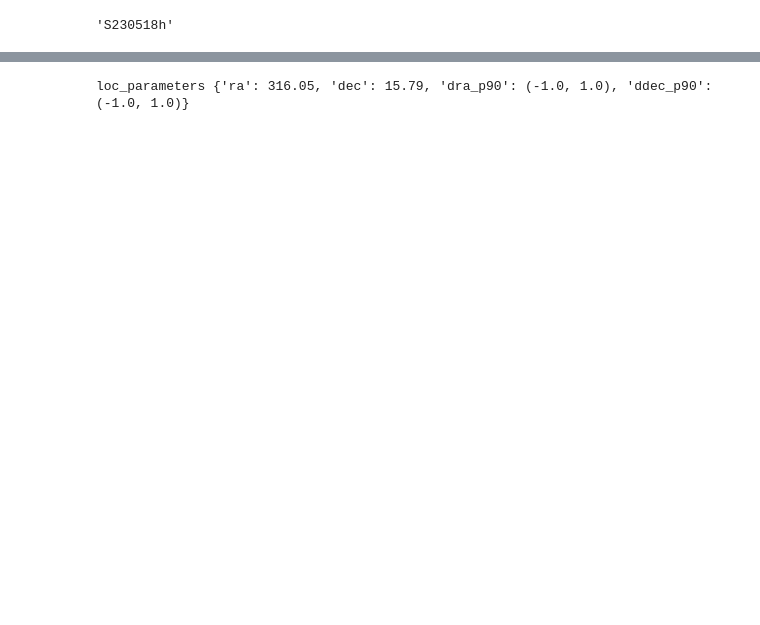
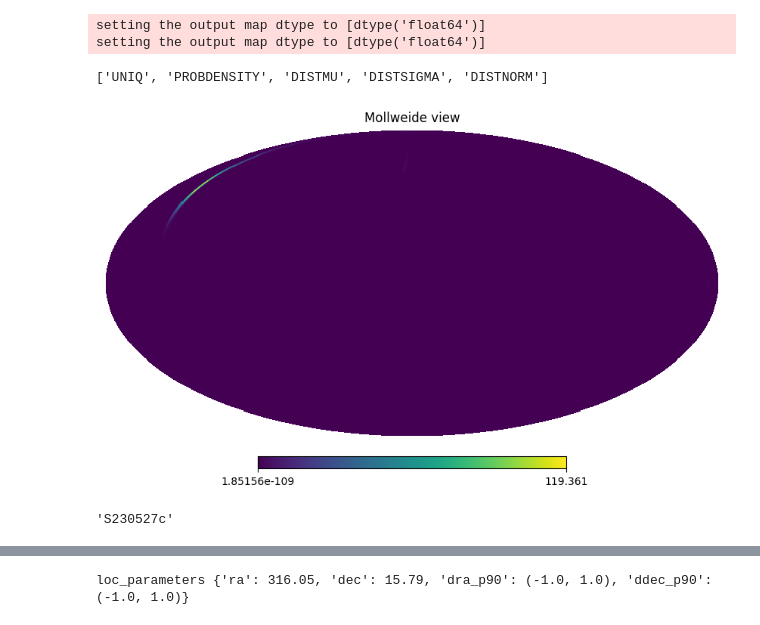
Before and after one commit to volodymyrss/workflows, a Jupyter notebook: gcn.ipynb, the cells around one changed output, grey strips where cells are left out. Cells and saved outputs as stored; diff of their text form; code cells hidden in the pictures; blank space fills up the shorter version.

```diff
--- a/gcn.ipynb
+++ b/gcn.ipynb
@@ -1,12 +1,13 @@
 # %%
 # Parameters
+# oda:version "v0.1.7.dev5"
 datasource = "rt"
-gcn_number = 33813
-name = "S230518h"
-t0_utc="2023-05-18T12:59:08.000000"
+gcn_number = 0
+name = "S230527c"
+t0_utc="2023-06-27T01:53:37.000"
 ra = 316.05
 dec = 15.79
 radius = 1.0
 event_kind = "LVK"
-healpix_url = "skymap.fits"
+healpix_url = "https://gracedb.ligo.org/api/superevents/S230627c/files/bayestar.multiorder.fits,1"
 force_online_expected = 0
@@ -13,3 +29,29 @@ force_online_expected = 0
+# %%
+from astropy.table import QTable
+
+skymap = QTable.read(healpix_url)
+skymap
+
+import ligo.skymap.moc
+import healpy
+
+print(skymap.colnames)
+
+try:
+    skymap_flat = ligo.skymap.moc.rasterize(skymap, order=8)['PROBDENSITY']
+
+    healpy.write_map('skymap.fits', skymap_flat, nest=True, overwrite=True)
+    healpy.mollview(skymap_flat, nest=True)
+except:
+    skymap_flat = skymap['PROB']
+
+healpix_url = 'skymap.fits'
+healpy.write_map(healpix_url, skymap_flat, nest=True, overwrite=True)
+# %% [output]
+setting the output map dtype to [dtype('float64')]
+setting the output map dtype to [dtype('float64')]
+['UNIQ', 'PROBDENSITY', 'DISTMU', 'DISTSIGMA', 'DISTNORM']
+[figure, added]
 # %%
 import hashlib
 
@@ -21,7 +63,7 @@ name=name.replace("AUTO",
 
 name
 # %% [output]
-'S230518h'
+'S230527c'
 # %%
 import sys
 import os
```
Also changed, not shown: parts of 25 cells of this notebook, 10 other files.
